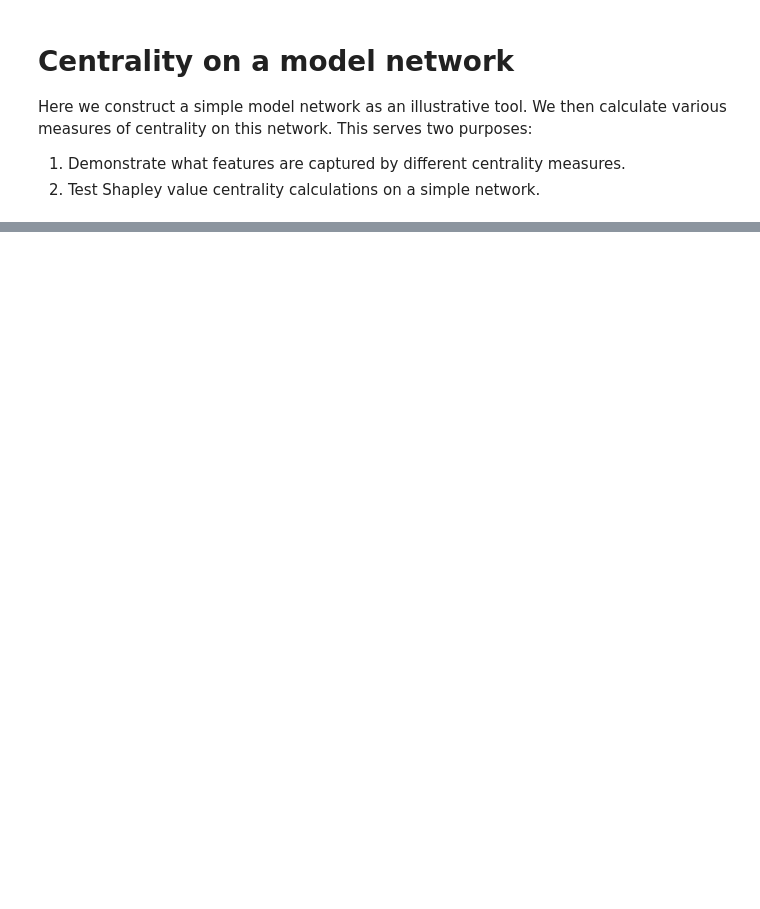
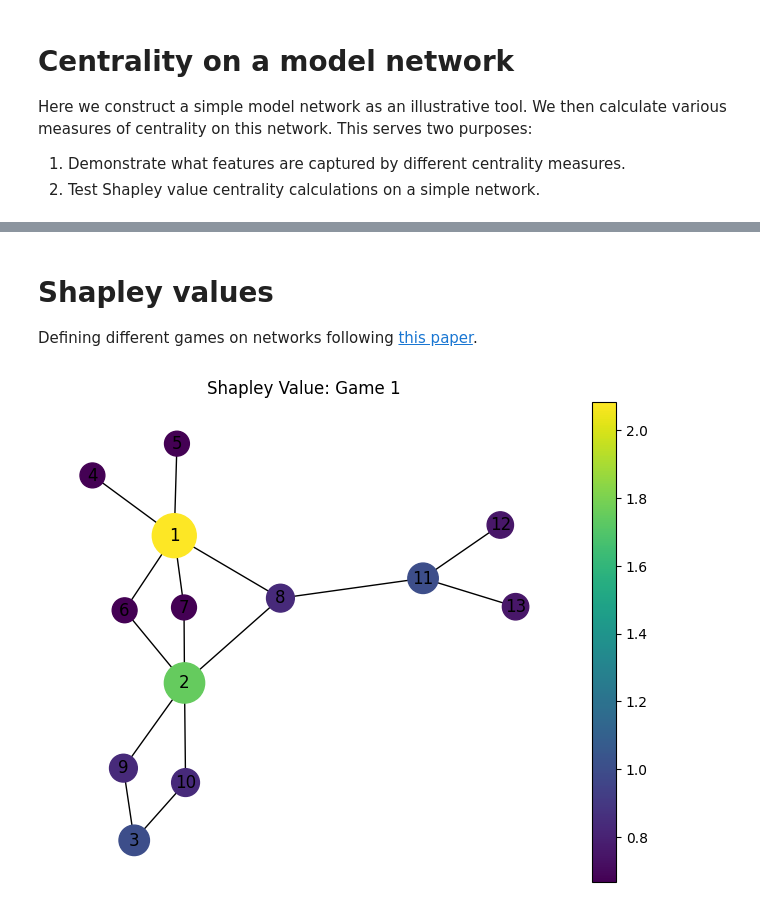
Before and after one commit to Abhaygoya/arxivAnalysis, a Jupyter notebook: modelNetwork.ipynb, the cells around one changed output, grey strips where cells are left out. Cells and saved outputs as stored; diff of their text form; code cells hidden in the pictures; blank space fills up the shorter version.

Commit message:
shapley value calculation

```diff
--- a/modelNetwork.ipynb
+++ b/modelNetwork.ipynb
@@ -95,0 +84,10 @@ draw(G, pos, pagerank, 'PageRank')
+# %% [markdown]
+# Shapley values
+
+Defining different games on networks following [this paper](https://arxiv.org/abs/1402.0567).
+# %%
+#Game 1
+shapley_values = shapleyGame1(G)
+draw(G, pos, shapley_values, 'Shapley Value: Game 1')
+# %% [output]
+[figure, added]
```
Also changed, not shown: parts of 9 cells of this notebook, 2 other files.
